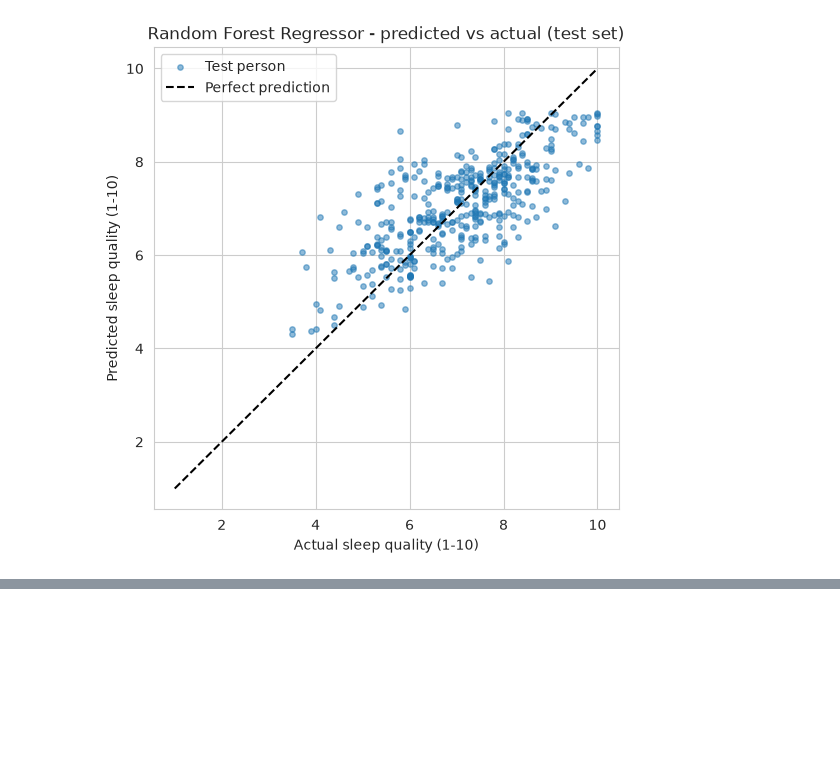
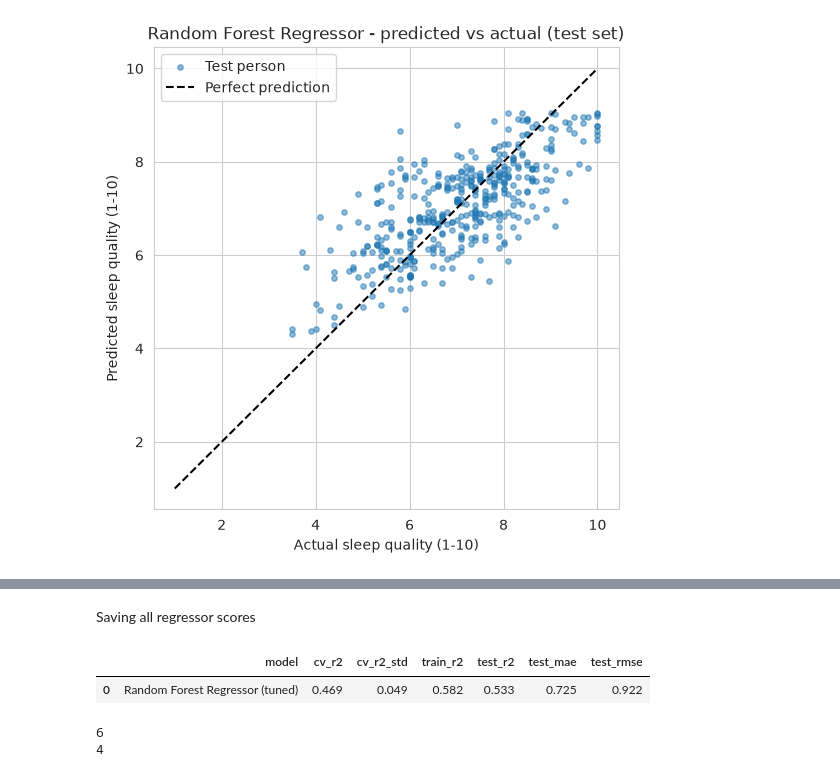
Before and after one commit to HamsMSaidam/QUALIFY, a Jupyter notebook: notebooks/02_EDA_randomforest_layan.ipynb, the cells around one changed output, grey strips where cells are left out. Drawn from its saved outputs; the diff is of its cells as text; code cells hidden in the pictures; blank space fills up the shorter version.

```diff
--- a/notebooks/02_EDA_randomforest_layan.ipynb
+++ b/notebooks/02_EDA_randomforest_layan.ipynb
@@ -497,0 +513,33 @@ plt.show()
+# %% [markdown]
+Saving all regressor scores
+# %%
+# Collect the regressor's key scores into a one-row table and save it,
+# so the team can compare it with Hams's baseline models in the report.
+rf_reg_results = pd.DataFrame([{
+    "model": "Random Forest Regressor (tuned)",
+    "cv_r2": grid.best_score_,                                         # average R2 across the 5 CV folds
+    "cv_r2_std": grid.cv_results_["std_test_score"][grid.best_index_], # how much the 5 fold scores varied
+    "train_r2": best_rf.score(X_train, y_train),
+    "test_r2": r2_score(y_test, y_pred),
+    "test_mae": mean_absolute_error(y_test, y_pred),
+    "test_rmse": mean_squared_error(y_test, y_pred) ** 0.5
+}]).round(3)
+
+rf_reg_results.to_csv("../results/rf_regressor_results.csv", index=False)
+rf_reg_results
+# %% [output]
+|  | model | cv_r2 | cv_r2_std | train_r2 | test_r2 | test_mae | test_rmse |
+| 0 | Random Forest Regressor (tuned) | 0.469 | 0.049 | 0.582 | 0.533 | 0.725 | 0.922 |
+# %%
+# Put the Random Forest next to Hams's regression baselines in one table for better readability
+baseline = pd.read_csv("../results/baseline_results.csv")
+reg_comparison = pd.concat([baseline, rf_reg_results])
+reg_comparison = reg_comparison.dropna(subset=["test_r2"])     # keep only regression models (classifiers have no R2)
+reg_comparison[["model", "cv_r2", "test_r2", "test_mae", "test_rmse"]]
+
+print(len(baseline)) # 6
+print(len(reg_comparison)) # 4
+# original baseline table remains unchanged, while reg_comparisons includes new RF regressor results and only regression models and their corresponding metrics
+# %% [output]
+6
+4
```
Also changed, not shown: parts of 11 cells of this notebook, 2 other files.
